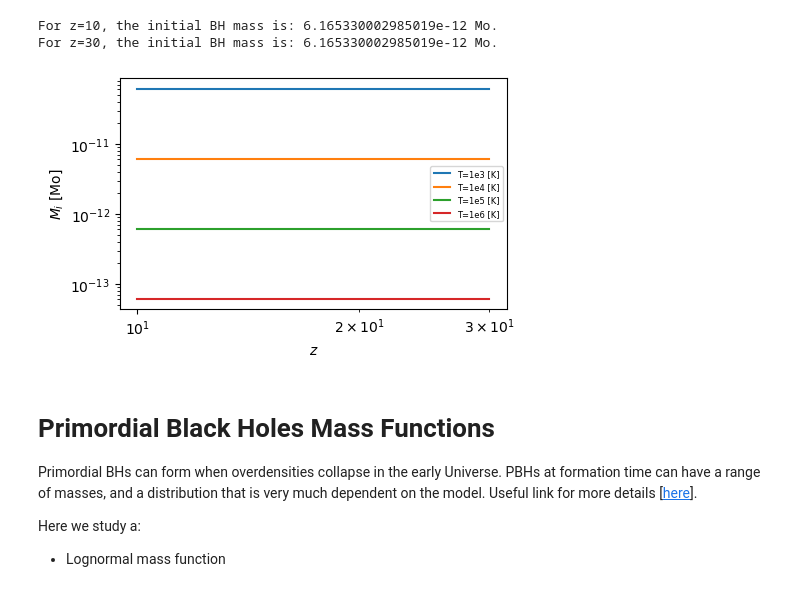
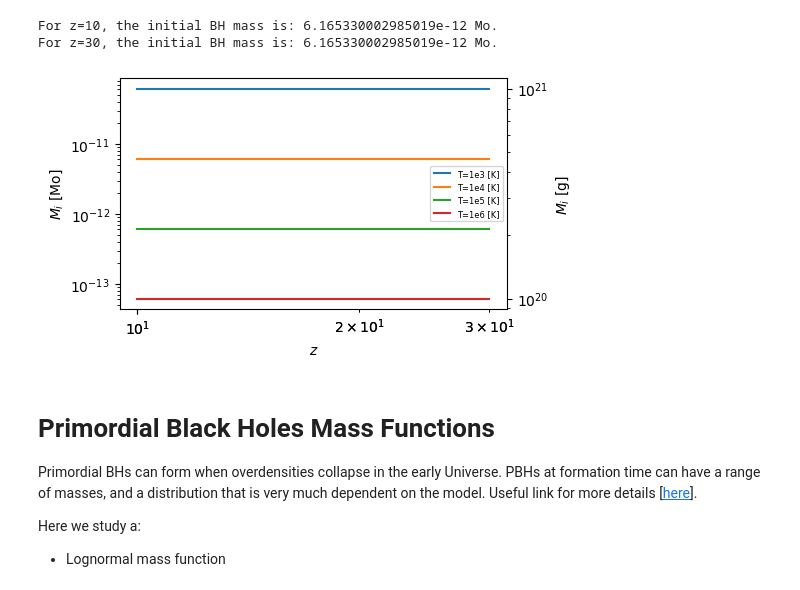
Before and after one commit to MariosNT/DCBHs_HR_PBHs, a Jupyter notebook: BlackHoleSpectrum.ipynb, the cells around one changed output. Drawn from its saved outputs; the diff is of its cells as text; code cells hidden in the pictures.

```diff
--- a/BlackHoleSpectrum.ipynb
+++ b/BlackHoleSpectrum.ipynb
@@ -873,18 +965,27 @@ Temp_range = np.logspace(3, 6, 4)
 # %%
 fig= plt.figure(figsize=(5,3))
 ax1 = fig.add_subplot(111)
+ax2 = fig.add_subplot(111, label="2", frame_on=False)
+
 
 for T in Temp_range:
     ax1.loglog(z_range, initial_mass_with_Tcrit_and_z(z_range, T),\
             label = f"T=1e{int(np.log10(T))} [K]")
 
 ax1.set_ylabel(r"$M_i$ [Mo]")
 ax1.set_xlabel(r"$z$")
 ax1.legend(fontsize=6)
 
-plt.show()
+ax2.loglog(z_range, initial_mass_with_Tcrit_and_z(z_range, T)*M_SOLAR_2_GRAMS, ls=' ')
+ax2.yaxis.tick_right()
+ax2.set_ylabel(r"$M_i$ [g]")
+ax2.yaxis.set_label_position('right')
+ax2.tick_params(axis='y')
+
+# plt.show()
+plt.savefig("Figures/mass_evolution_redshift.png", bbox_inches="tight")
 # %% [output]
-[figure, old version]
+[figure, new version]
 # %% [markdown]
 # Primordial Black Holes Mass Functions <a name="PBH_masses"></a>
 
```
Also changed, not shown: parts of 38 cells of this notebook, 2 other files.
